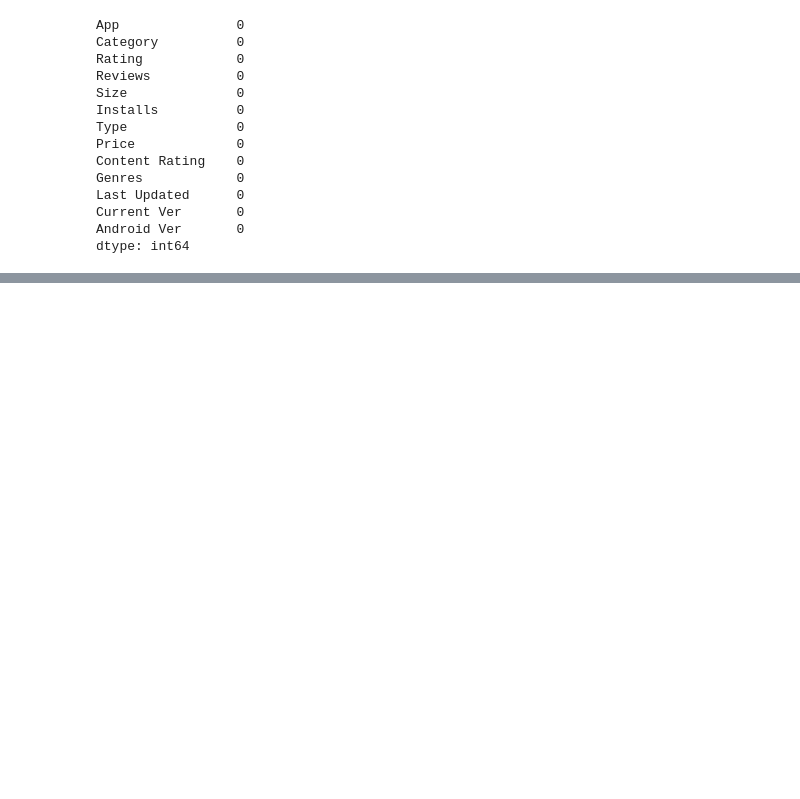
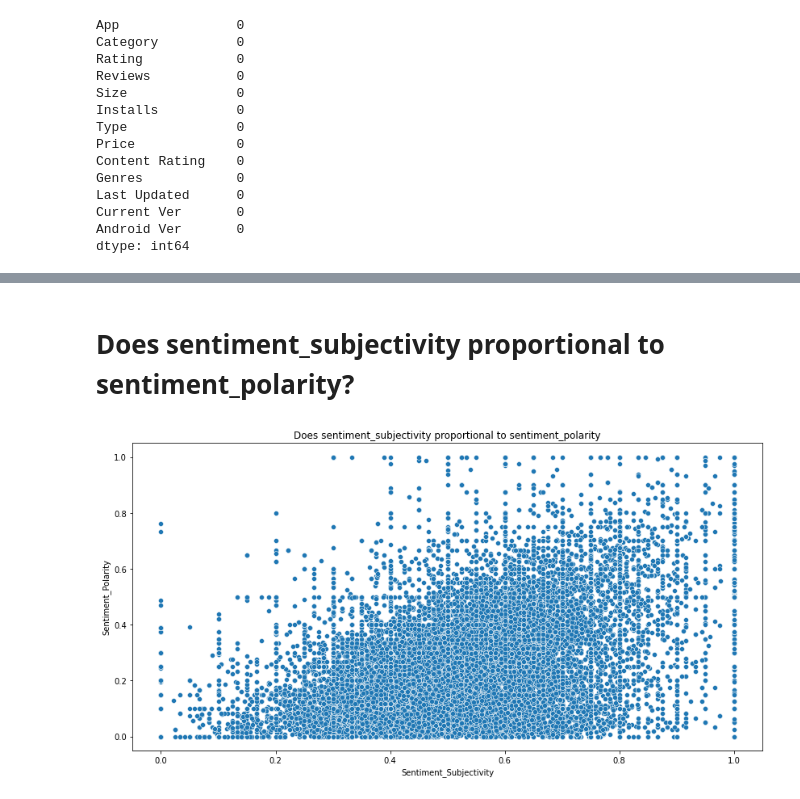
Before and after one commit to Akramkhan01/Capstone-Project-Play-Store-App-Review-Analysis, a Jupyter notebook: EDA_Play_Store_App_Review_Analysis_Capstone_Project.ipynb, the cells around one changed output, grey strips where cells are left out. Saved outputs shown, nothing was run; the diff lists cells and outputs as text; code cells hidden in the pictures; blank space fills up the shorter version.

```diff
--- a/EDA_Play_Store_App_Review_Analysis_Capstone_Project.ipynb
+++ b/EDA_Play_Store_App_Review_Analysis_Capstone_Project.ipynb
@@ -465,0 +468,2 @@ dtype: int64
+# %%
+user_reviews= pd.read_csv('/content/drive/MyDrive/Capstone Project/User Reviews.csv')
@@ -465,0 +509,3 @@ dtype: int64
+# %%
+merged_df=pd.merge(google_data,user_reviews,on='App')
+merged_df
@@ -465,0 +567,2 @@ dtype: int64
+# %%
+merged_df.dropna(inplace=True)
@@ -465,0 +641,14 @@ dtype: int64
+# %% [markdown]
+# Does sentiment_subjectivity proportional to sentiment_polarity?
+# %%
+sentimet_subjectivity_polarity = merged_df.groupby(['Category'])['Sentiment_Polarity','Sentiment_Subjectivity'].mean().reset_index().rename(columns={'Sentiment_Polarity':'Sentiment_polarity_avg','Sentiment_Subjectivity':'sentiment_subjectivity_avg'})
+
+merged_df['Sentiment_Subjectivity'] = merged_df['Sentiment_Subjectivity'].abs()
+merged_df['Sentiment_Polarity'] = merged_df['Sentiment_Polarity'].abs()
+# %%
+plt.figure(figsize=(14,7))
+sns.scatterplot(merged_df['Sentiment_Subjectivity'], merged_df['Sentiment_Polarity'])
+plt.title("Does sentiment_subjectivity proportional to sentiment_polarity")
+plt.show()
+# %% [output]
+[figure, added]
```
Also changed, not shown: parts of 23 cells of this notebook.
